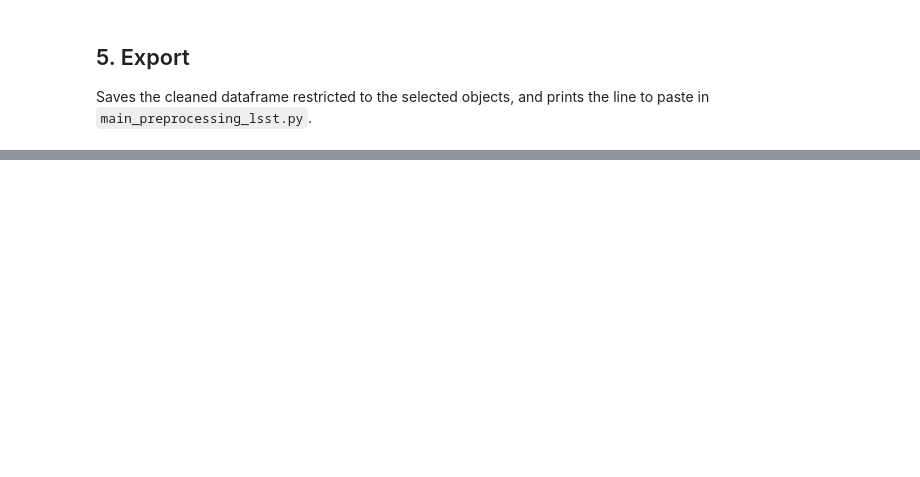
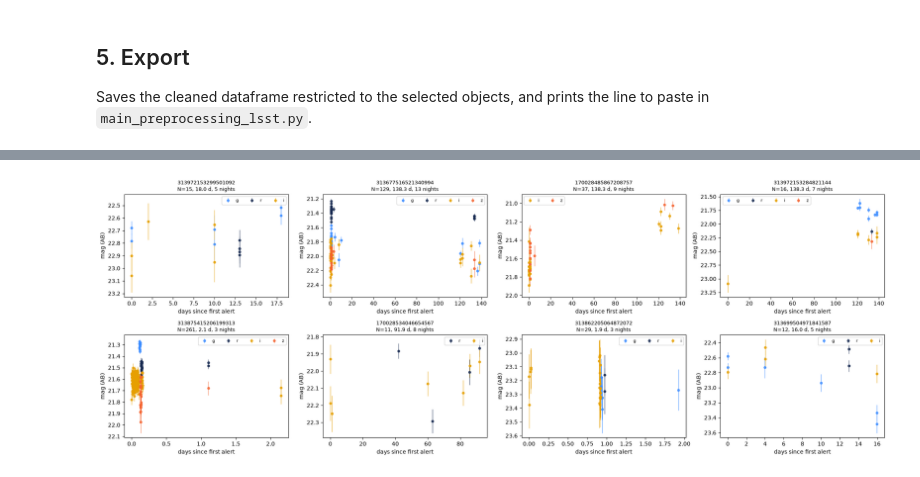
Before and after one commit to jecampagne/astro-mtan, a Jupyter notebook: explore_filters_lsst.ipynb, the cells around one changed output, grey strips where cells are left out. Cells and saved outputs as stored; diff of their text form; code cells hidden in the pictures; blank space fills up the shorter version.

```diff
--- a/explore_filters_lsst.ipynb
+++ b/explore_filters_lsst.ipynb
@@ -44,7 +58,7 @@ alerts.head()
 `select_objects` loops over objects in Python, which is slow on ~1M alerts.
 For exploration we compute the per-object quantities once, then every cut is a fast boolean mask.
 # %%
-def object_stats(alerts):
+def object_stats_old(alerts):
     g = alerts.groupby("objectId")
     st = pd.DataFrame({"n_points": g.size(), "t_min": g["jd"].min(), "t_max": g["jd"].max()})
     st["duration_d"] = st["t_max"] - st["t_min"]
@@ -57,7 +71,7 @@ def object_stats(alerts):
     return st
 
 
-def apply_cuts(st, min_total=10, min_per_band=3, min_bands=2, min_duration_days=None, min_nights=None):
+def apply_cuts_old(st, min_total=10, min_per_band=3, min_bands=2, min_duration_days=None, min_nights=None):
     """Boolean mask equivalent to select_objects(), on the stats table."""
     keep = (st["n_points"] >= min_total) & ((st[BANDS] >= min_per_band).sum(axis=1) >= min_bands)
     if min_duration_days is not None:
@@ -71,0 +96,3 @@ stats.describe().round(2)
+# %%
+stats = object_stats(alerts)
+stats.describe().round(2)
@@ -182,0 +244,4 @@ print(f"df_alerts = select_objects(df_alerts, {args})")
+# %%
+df_sel = pd.read_parquet("alerts_processed_ftransfer_lsst_2026_10_01_147688.parquet")
+print(f"{len(df_sel):,} détections, {df_sel.objectId.nunique():,} objets")
+df_sel.head()
@@ -182,0 +256,3 @@ print(f"df_alerts = select_objects(df_alerts, {args})")
+# %%
+stats = object_stats(df_sel)      # n_points, duration_d, n_nights, points par bande
+print(stats.describe().round(2))
@@ -182,0 +279,4 @@ print(f"df_alerts = select_objects(df_alerts, {args})")
+# %%
+show_sample(stats.index, ncols=4, seed=1)
+# %% [output]
+[figure, added]
```
Also changed, not shown: parts of 15 cells of this notebook, 4 other files.
